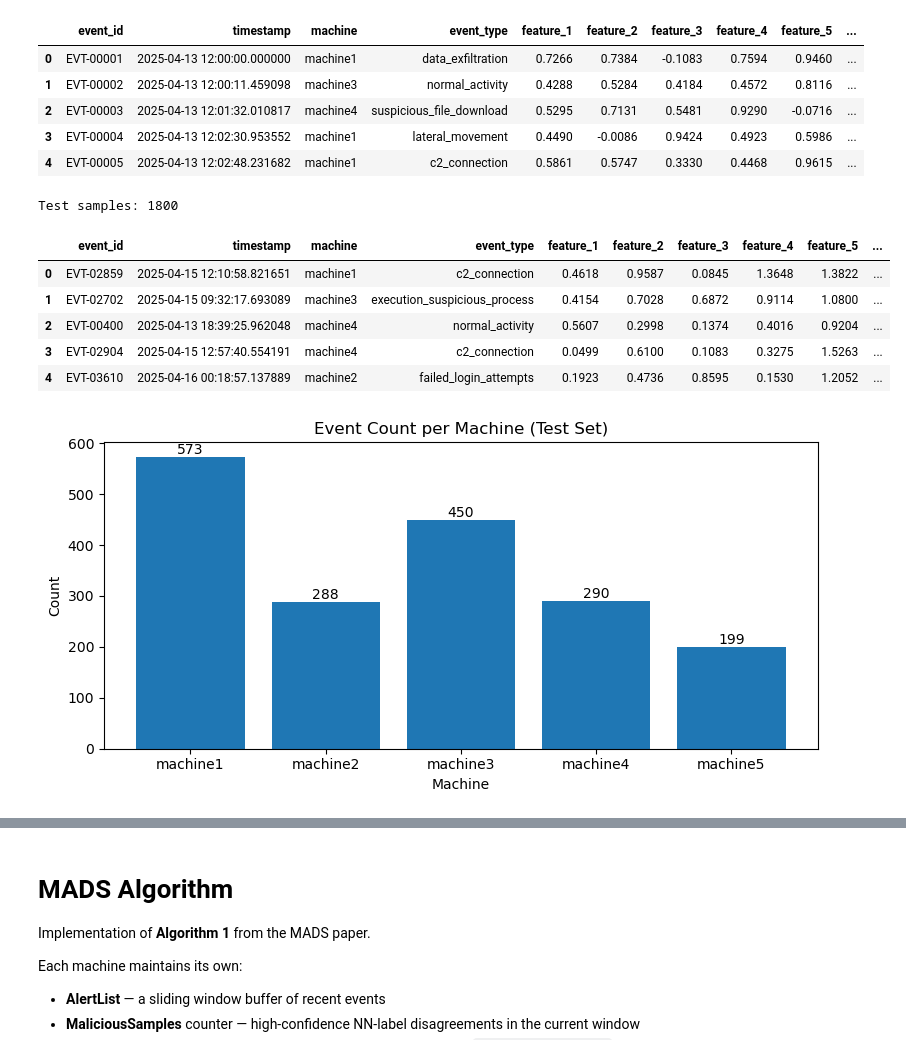
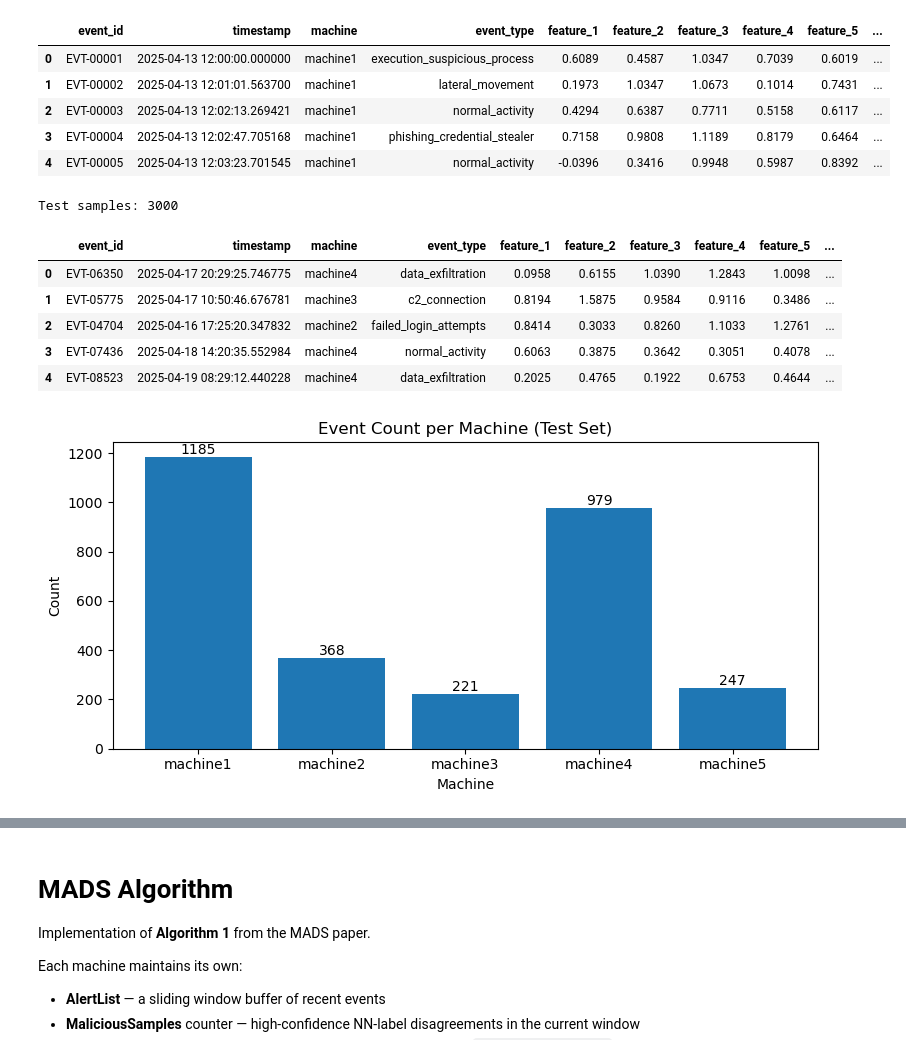
Before and after one commit to 1mustyz/research-projects, a Jupyter notebook: mads/expirement/index.ipynb, the cells around one changed output, grey strips where cells are left out. Drawn from its saved outputs; the diff is of its cells as text; code cells hidden in the pictures.

Commit message:
Mads: added some models and sythetic data
Mads: added some models and sythetic data

```diff
--- a/mads/expirement/index.ipynb
+++ b/mads/expirement/index.ipynb
@@ -1,15 +1,15 @@
 # %%
 import pandas as pd
 # %%
-df = pd.read_csv("../datasets/mads_synthetic_dataset.csv")
+df = pd.read_csv("../datasets/mads_synthetic_dataset_3.csv")
 df.head()
 # %% [output]
 |  | event_id | timestamp | machine | event_type | feature_1 | feature_2 | feature_3 | feature_4 | feature_5 | ... |
-| 0 | EVT-00001 | 2025-04-13 12:00:00.000000 | machine1 | data_exfiltration | 0.7266 | 0.7384 | -0.1083 | 0.7594 | 0.9460 | ... |
-| 1 | EVT-00002 | 2025-04-13 12:00:11.459098 | machine3 | normal_activity | 0.4288 | 0.5284 | 0.4184 | 0.4572 | 0.8116 | ... |
-| 2 | EVT-00003 | 2025-04-13 12:01:32.010817 | machine4 | suspicious_file_download | 0.5295 | 0.7131 | 0.5481 | 0.9290 | -0.0716 | ... |
-| 3 | EVT-00004 | 2025-04-13 12:02:30.953552 | machine1 | lateral_movement | 0.4490 | -0.0086 | 0.9424 | 0.4923 | 0.5986 | ... |
-| 4 | EVT-00005 | 2025-04-13 12:02:48.231682 | machine1 | c2_connection | 0.5861 | 0.5747 | 0.3330 | 0.4468 | 0.9615 | ... |
+| 0 | EVT-00001 | 2025-04-13 12:00:00.000000 | machine1 | execution_suspicious_process | 0.6089 | 0.4587 | 1.0347 | 0.7039 | 0.6019 | ... |
+| 1 | EVT-00002 | 2025-04-13 12:01:01.563700 | machine1 | lateral_movement | 0.1973 | 1.0347 | 1.0673 | 0.1014 | 0.7431 | ... |
+| 2 | EVT-00003 | 2025-04-13 12:02:13.269421 | machine1 | normal_activity | 0.4294 | 0.6387 | 0.7711 | 0.5158 | 0.6117 | ... |
+| 3 | EVT-00004 | 2025-04-13 12:02:47.705168 | machine1 | phishing_credential_stealer | 0.7158 | 0.9808 | 1.1189 | 0.8179 | 0.6464 | ... |
+| 4 | EVT-00005 | 2025-04-13 12:03:23.701545 | machine1 | normal_activity | -0.0396 | 0.3416 | 0.9948 | 0.5987 | 0.8392 | ... |
 # %%
 from sklearn.model_selection import train_test_split
 # %%
@@ -27,13 +27,13 @@ df_test = df_test.reset_index(drop=True)
 print(f"Test samples: {len(df_test)}")
 df_test.head()
 # %% [output]
-Test samples: 1800
+Test samples: 3000
 |  | event_id | timestamp | machine | event_type | feature_1 | feature_2 | feature_3 | feature_4 | feature_5 | ... |
-| 0 | EVT-02859 | 2025-04-15 12:10:58.821651 | machine1 | c2_connection | 0.4618 | 0.9587 | 0.0845 | 1.3648 | 1.3822 | ... |
-| 1 | EVT-02702 | 2025-04-15 09:32:17.693089 | machine3 | execution_suspicious_process | 0.4154 | 0.7028 | 0.6872 | 0.9114 | 1.0800 | ... |
-| 2 | EVT-00400 | 2025-04-13 18:39:25.962048 | machine4 | normal_activity | 0.5607 | 0.2998 | 0.1374 | 0.4016 | 0.9204 | ... |
-| 3 | EVT-02904 | 2025-04-15 12:57:40.554191 | machine4 | c2_connection | 0.0499 | 0.6100 | 0.1083 | 0.3275 | 1.5263 | ... |
-| 4 | EVT-03610 | 2025-04-16 00:18:57.137889 | machine2 | failed_login_attempts | 0.1923 | 0.4736 | 0.8595 | 0.1530 | 1.2052 | ... |
+| 0 | EVT-06350 | 2025-04-17 20:29:25.746775 | machine4 | data_exfiltration | 0.0958 | 0.6155 | 1.0390 | 1.2843 | 1.0098 | ... |
+| 1 | EVT-05775 | 2025-04-17 10:50:46.676781 | machine3 | c2_connection | 0.8194 | 1.5875 | 0.9584 | 0.9116 | 0.3486 | ... |
+| 2 | EVT-04704 | 2025-04-16 17:25:20.347832 | machine2 | failed_login_attempts | 0.8414 | 0.3033 | 0.8260 | 1.1033 | 1.2761 | ... |
+| 3 | EVT-07436 | 2025-04-18 14:20:35.552984 | machine4 | normal_activity | 0.6063 | 0.3875 | 0.3642 | 0.3051 | 0.4078 | ... |
+| 4 | EVT-08523 | 2025-04-19 08:29:12.440228 | machine4 | data_exfiltration | 0.2025 | 0.4765 | 0.1922 | 0.6753 | 0.4644 | ... |
 # %%
 
 import matplotlib.pyplot as plt
@@ -57,7 +57,7 @@ ax.set_title("Event Count per Machine (Test Set)")
 plt.tight_layout()
 plt.show()
 # %% [output]
-[figure, old version]
+[figure, new version]
 # %%
 
 # Stacked bar chart — event_type count per machine, coloured by event_type
```
Also changed, not shown: parts of 10 cells of this notebook, 11 other files.
